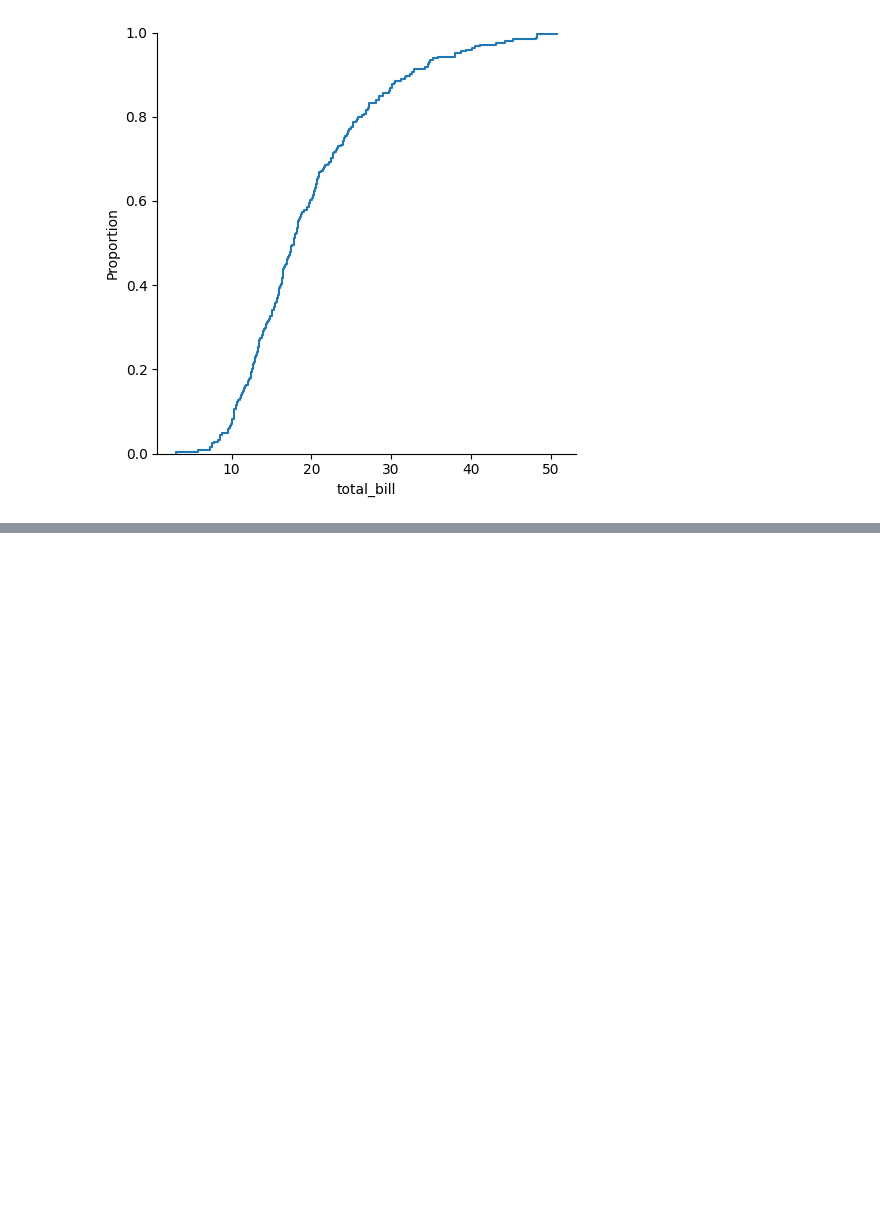
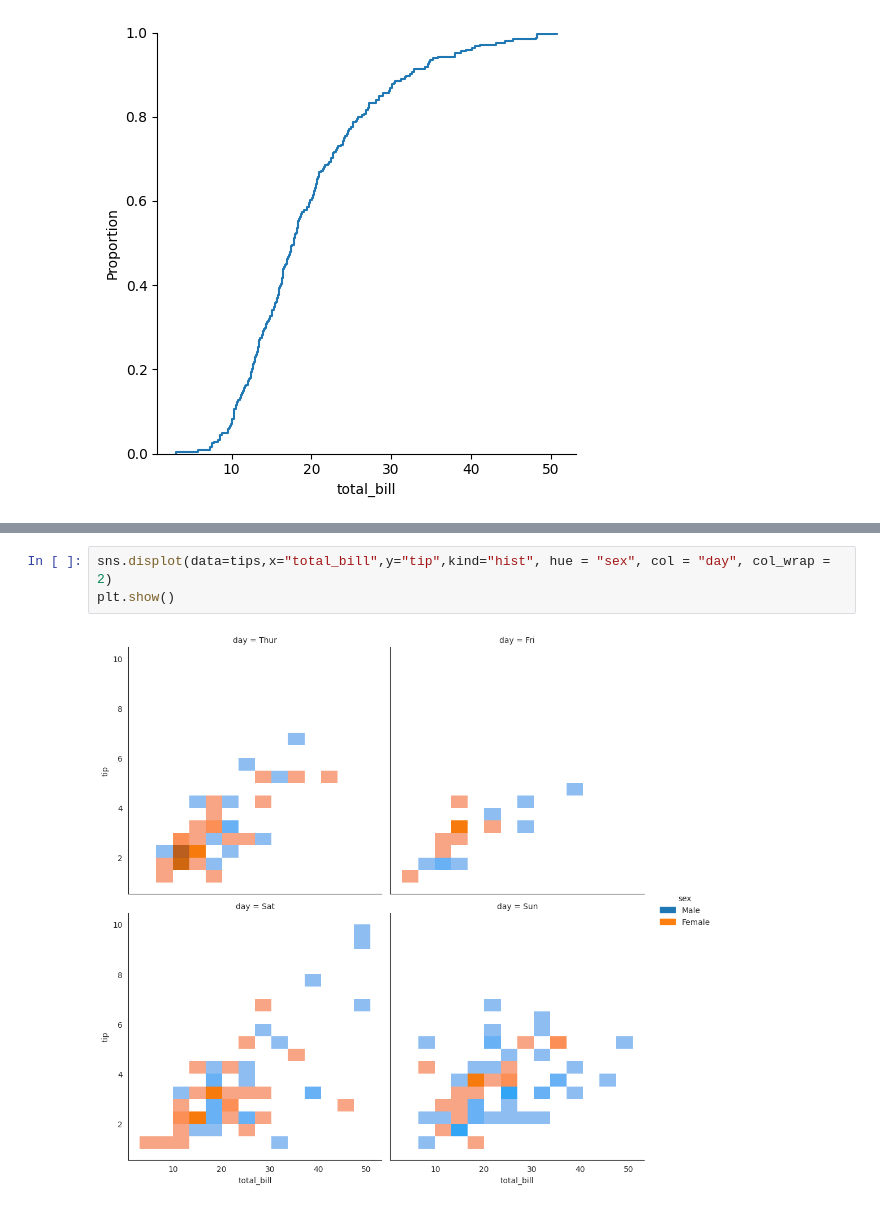
Before and after one commit to VaibhavKumar2005/DataVisualizationRepo, a Jupyter notebook: DataVisualization4.ipynb, the cells around one changed output, grey strips where cells are left out. Drawn from its saved outputs; the diff is of its cells as text; blank space fills up the shorter version.

```diff
--- a/DataVisualization4.ipynb
+++ b/DataVisualization4.ipynb
@@ -64,0 +93,5 @@ sns.displot(tips['total_bill'], kind="ecdf")
+# %%
+sns.displot(data=tips,x="total_bill",y="tip",kind="hist", hue = "sex", col = "day", col_wrap = 2)
+plt.show()
+# %% [output]
+[figure, added]
```
Also changed, not shown: parts of 13 cells of this notebook.
